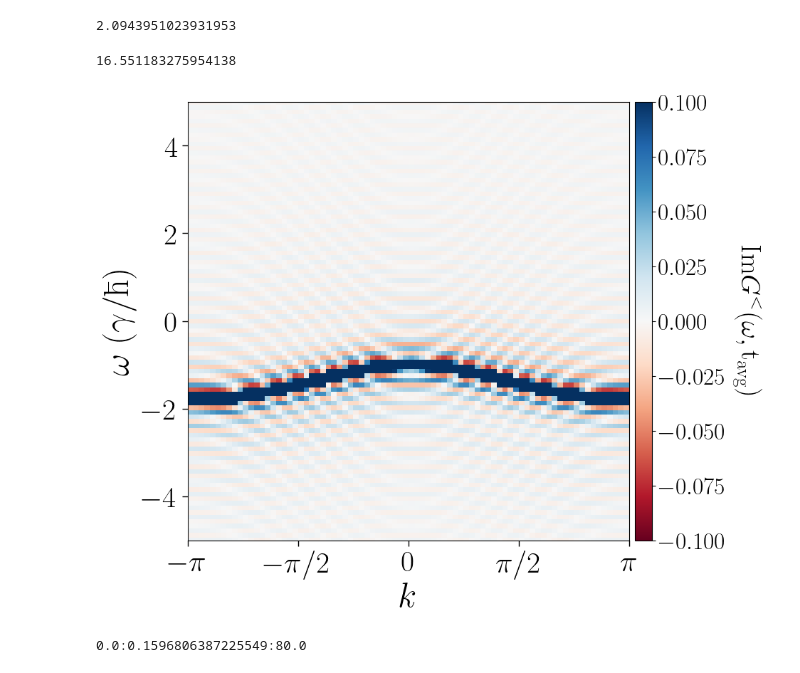
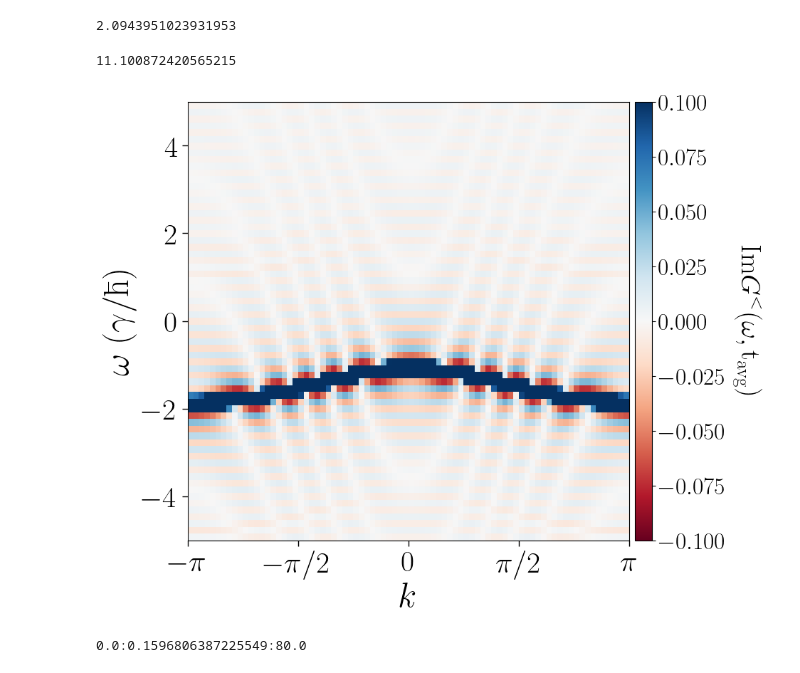
Before and after one commit to Jalil199/KBE-DrivenElectrons, a Jupyter notebook: main-rice_mele.ipynb, the cells around one changed output. Drawn from its saved outputs; the diff is of its cells as text; code cells hidden in the pictures.

```diff
--- a/main-rice_mele.ipynb
+++ b/main-rice_mele.ipynb
@@ -955,39 +926,39 @@ datats["sol"].t[130]
 fig,axs=plt.subplots(1,1,figsize=(8,8))
 
 fs = 30
-t_avg = 130#360
+t_avg = 50#360
 t_avg_sol = ts[t_avg]
 
 println(t_avg_sol)
 
 cmap = plt.get_cmap("RdBu", 3024)
 
 datt = imag.(transpose(GL_Wigner_tensor[:,end:-1:1,t_avg])/(40))
 
 t1x = -pi
 t2x = pi
 t1y = ωs[1]
 t2y = ωs[end]
 #plt.ylim(-10,10)
 
 img = axs.imshow(datt, aspect="auto", cmap=cmap, extent=[t1x,t2x,t1y,t2y], vmin=-0.1, vmax=0.1)
 
 axs.set_xlabel(raw"$k$", fontsize=fs+5)
 axs.set_ylabel(raw"$\mathrm{\omega \; (\gamma/\hbar) }$", fontsize=fs+5)
 axs.tick_params(axis="both", which="both", labelsize=fs, direction="out", length=6, width=1)
 axs.ticklabel_format(axis="y", style="sci", scilimits=(-1, 2), useMathText=true)
 axs.yaxis.offsetText.set_fontsize(fs)
 xticks([-π, -π/2, 0, π/2, π], [L"-\pi", L"-\pi/2", L"0", L"\pi/2", L"\pi"])
 #plt.plot(ks, ϵ_k.(ks), color="yellow", ls="--", linewidth=2)
 plt.ylim(-5,5)
 box = axs.get_position()
 cbar_ax = fig.add_axes([box.x1 + 0.01, box.y0, 0.03, box.height])
 cbar = fig.colorbar(img, cax=cbar_ax)
 cbar.ax.tick_params(labelsize=fs-6)
 cbar.set_label(raw"$\text{Im}G^{<}\mathrm{(\omega,t_{\text{avg}})}$", fontsize=fs-2,rotation=270,labelpad=35)
 # %% [output]
-16.551183275954138
+11.100872420565215
-[figure, old version]
+[figure, new version]
 # %%
 #tavg
 # %% [output]
```
Also changed, not shown: parts of 18 cells of this notebook, 4 other files.
